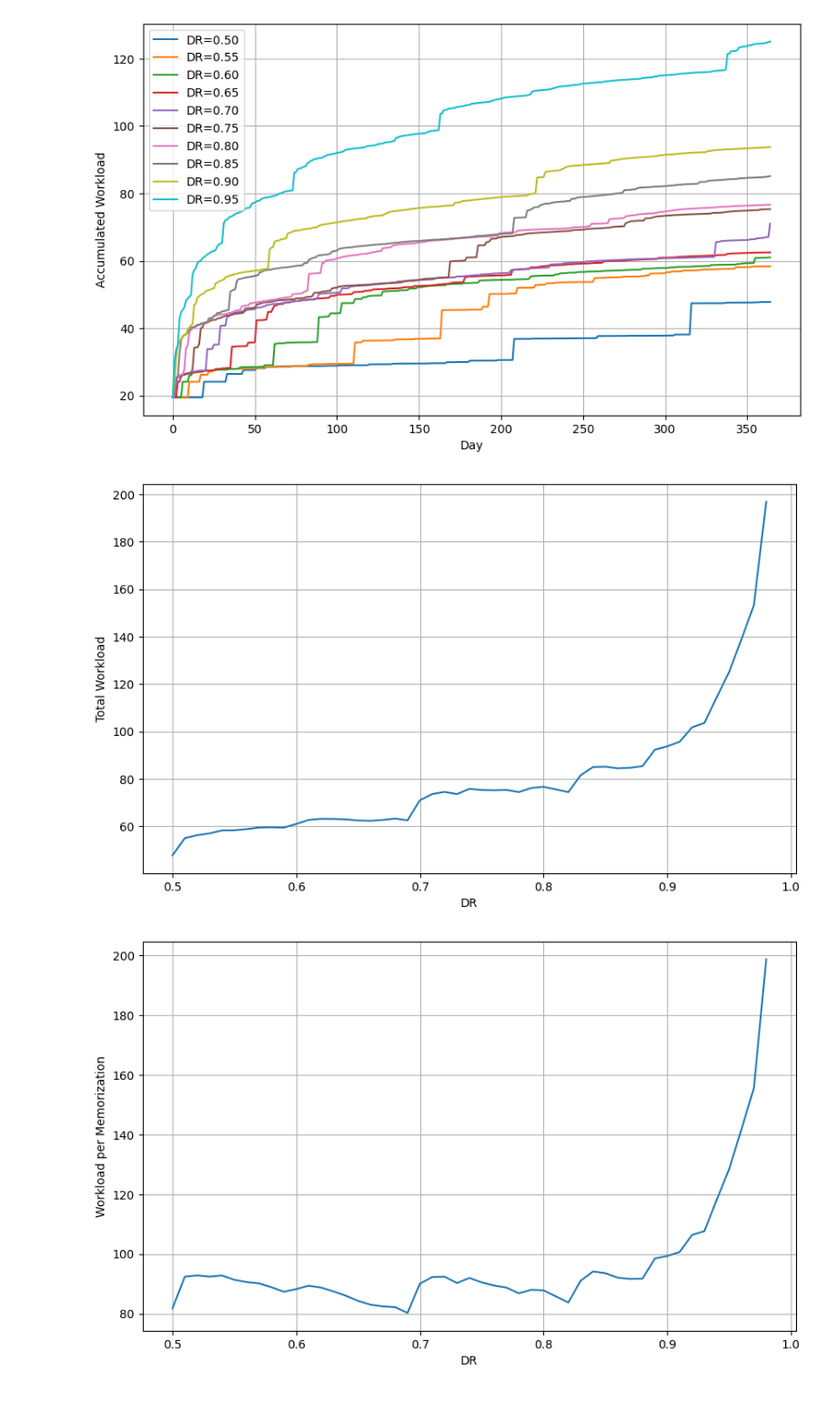
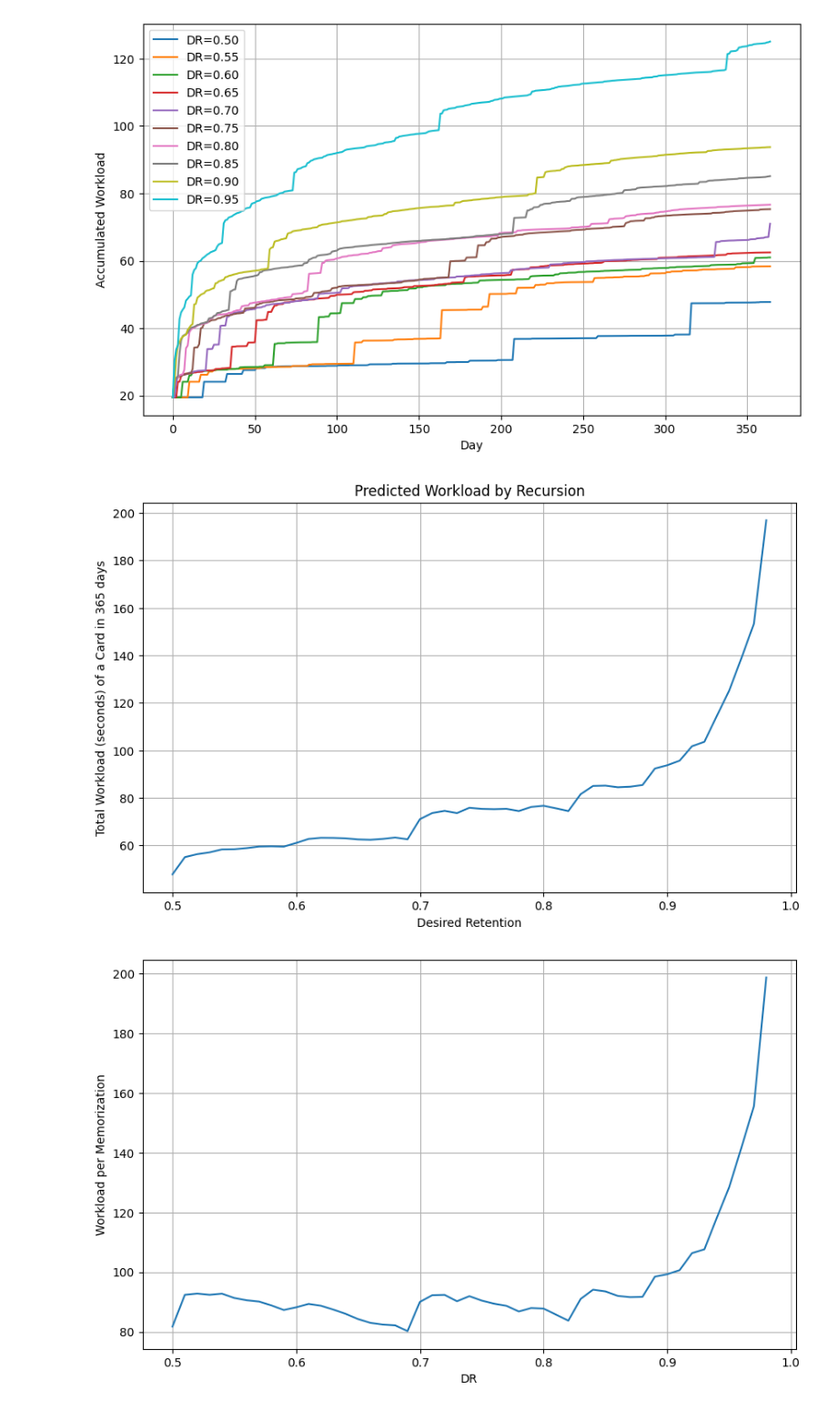
Before and after one commit to open-spaced-repetition/expected-workload, a Jupyter notebook: Recursion.ipynb, the cells around one changed output. Shown at 91% size. Cells and saved outputs as stored; diff of their text form; code cells hidden in the pictures.

```diff
--- a/Recursion.ipynb
+++ b/Recursion.ipynb
@@ -1,16 +1,9 @@
 # %%
-from fsrs_optimizer import DEFAULT_PARAMETER as w
-import numpy as np
-import matplotlib.pyplot as plt
+from config import *
 
-learn_span = 365
 termination_prob = 1e-5
 
-
-S_MIN = 0.001
-FORGET_COST = 23.185
-RECALL_COST = 7.8454
-LEARN_COST = 19.4698
+w = DEFAULT_PARAMETER
 
 
 def stability_after_success(s, r, d, rating):
@@ -75,7 +68,7 @@ def next_interval(s, r, decay: float = -w[20]):
 
 
 def expected_learn(acc_prob, stability, difficulty, day, record, dr, tr, cost):
-    if day >= learn_span or acc_prob <= termination_prob:
+    if day >= learn_days or acc_prob <= termination_prob:
         return
     record[day] += acc_prob * cost
     if stability > 0:
@@ -109,40 +102,39 @@ def expected_learn(acc_prob, stability, difficulty, day, record, dr, tr, cost):
         day + ivl_forget,
         record,
         dr,
         tr_forget,
         FORGET_COST,
     )
 
 
 workload_list = []
 
 
 plt.figure(figsize=(10, 6))
 
-R_RANGE = np.arange(0.5, 0.99, 0.01)
-
-for i, dr in enumerate(R_RANGE):
-    record = np.zeros(learn_span)
+for i, dr in enumerate(tqdm(R_RANGE)):
+    record = np.zeros(learn_days)
     expected_learn(1, 0, 0, 0, record, dr, 0.8, LEARN_COST)
     if i % 5 == 0:
         plt.plot(np.cumsum(record), label=f"DR={dr:.2f}")
     workload_list.append(np.sum(record))
 
 plt.grid(True)
 plt.xlabel("Day")
 plt.ylabel("Accumulated Workload")
 plt.legend()
 plt.show()
 
 plt.figure(figsize=(10, 6))
 plt.plot(R_RANGE, workload_list)
 plt.grid(True)
-plt.xlabel("DR")
-plt.ylabel("Total Workload")
+plt.title("Predicted Workload by Recursion")
+plt.xlabel("Desired Retention")
+plt.ylabel(f"Total Workload (seconds) of a Card in {learn_days} days")
 plt.show()
 # %% [output]
 [figure]
-[figure, old version]
+[figure, new version]
 # %%
 def memorization(dr):
     s = 100
```
Also changed, not shown: 2 other files.
